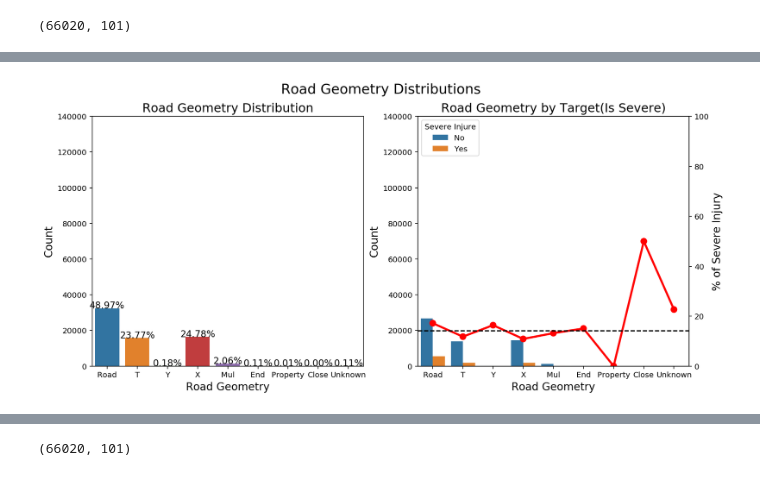
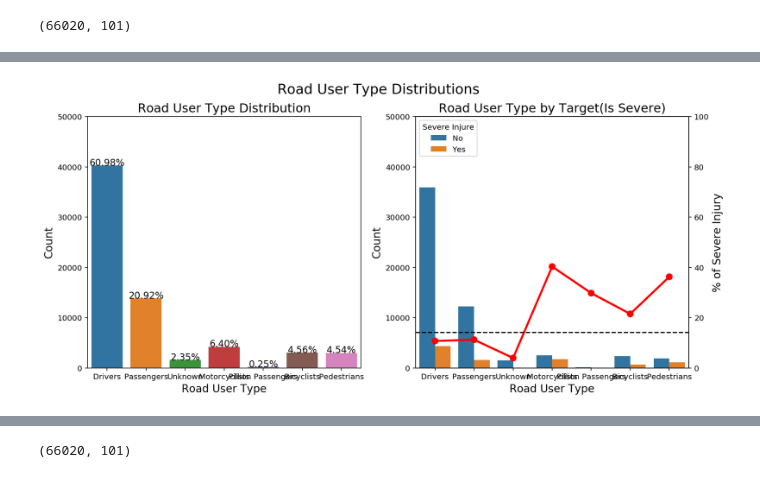
Before and after one commit to Bei-He/VehicleCrashRiskPrediction, a Jupyter notebook: CapstoneProject-Person-Oversampling-OneHotEncoding.ipynb, the cells around one changed output, grey strips where cells are left out. Cells and saved outputs as stored; diff of their text form; code cells hidden in the pictures.

```diff
--- a/CapstoneProject-Person-Oversampling-OneHotEncoding.ipynb
+++ b/CapstoneProject-Person-Oversampling-OneHotEncoding.ipynb
@@ -437,8 +481,8 @@ See the caveats in the documentation: http://pandas.pydata.org/pandas-docs/stabl
 # %%
-# road_condition analysis
-display_order = ['Road','T','Y','X','Mul','End','Property','Close','Unknown']
-feature = 'road_geometry_desc'
-feature_label = 'Road Geometry'
-plt_feature(accident_belt,feature,feature_label,no_total_psn,pct_sev_inj_psn,ylim=[0,140000],legend_position=2)
+# Road User Type analysis
+display_order = accident_belt.road_user_type_desc.unique()
+feature = 'road_user_type_desc'
+feature_label = 'Road User Type'
+plt_feature(accident_belt,feature,feature_label,no_total_psn,pct_sev_inj_psn,ylim=[0,50000],legend_position=2)
 # %% [output]
-[figure, old version]
+[figure, new version]
```
Also changed, not shown: parts of 83 cells of this notebook, 1 other file.
